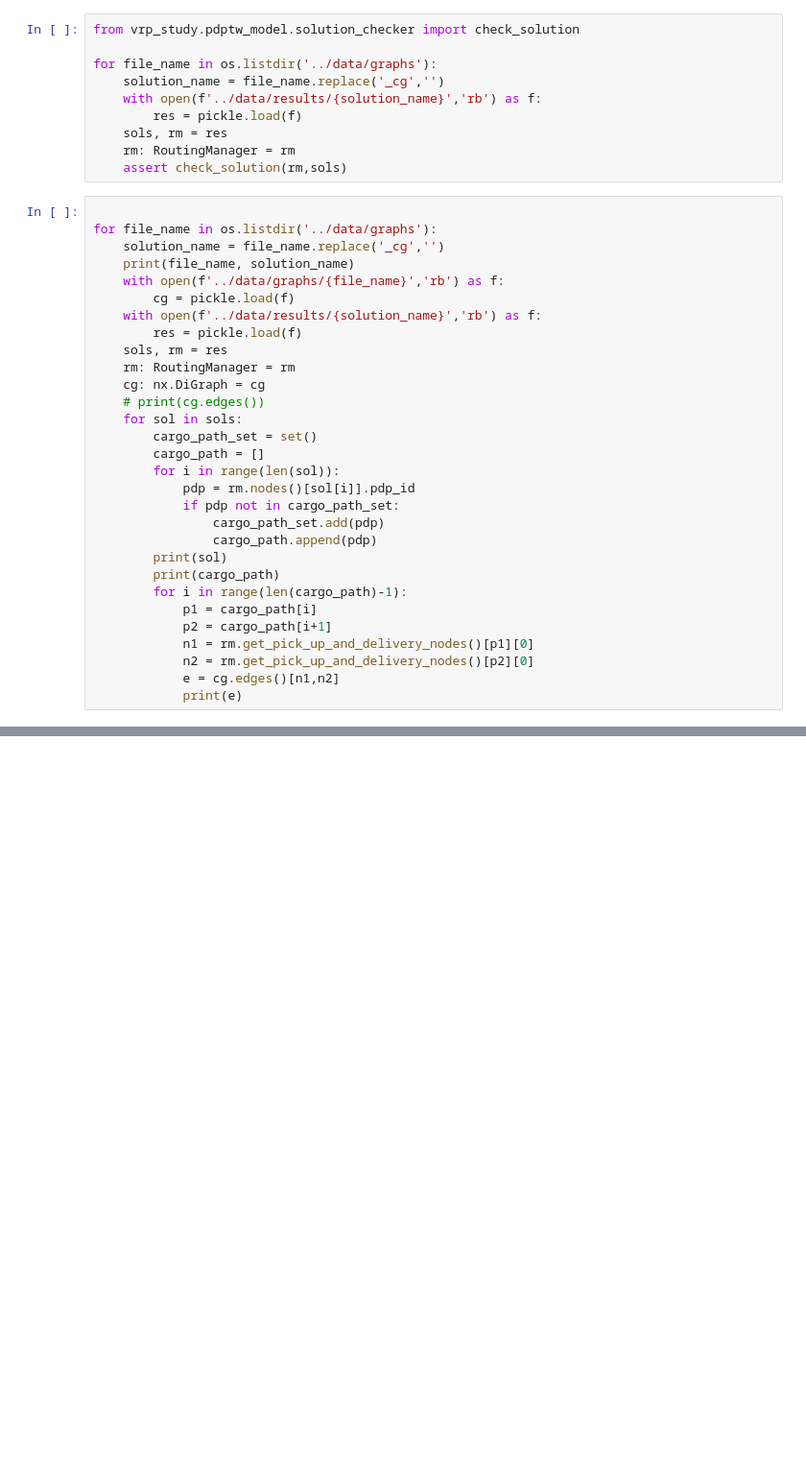
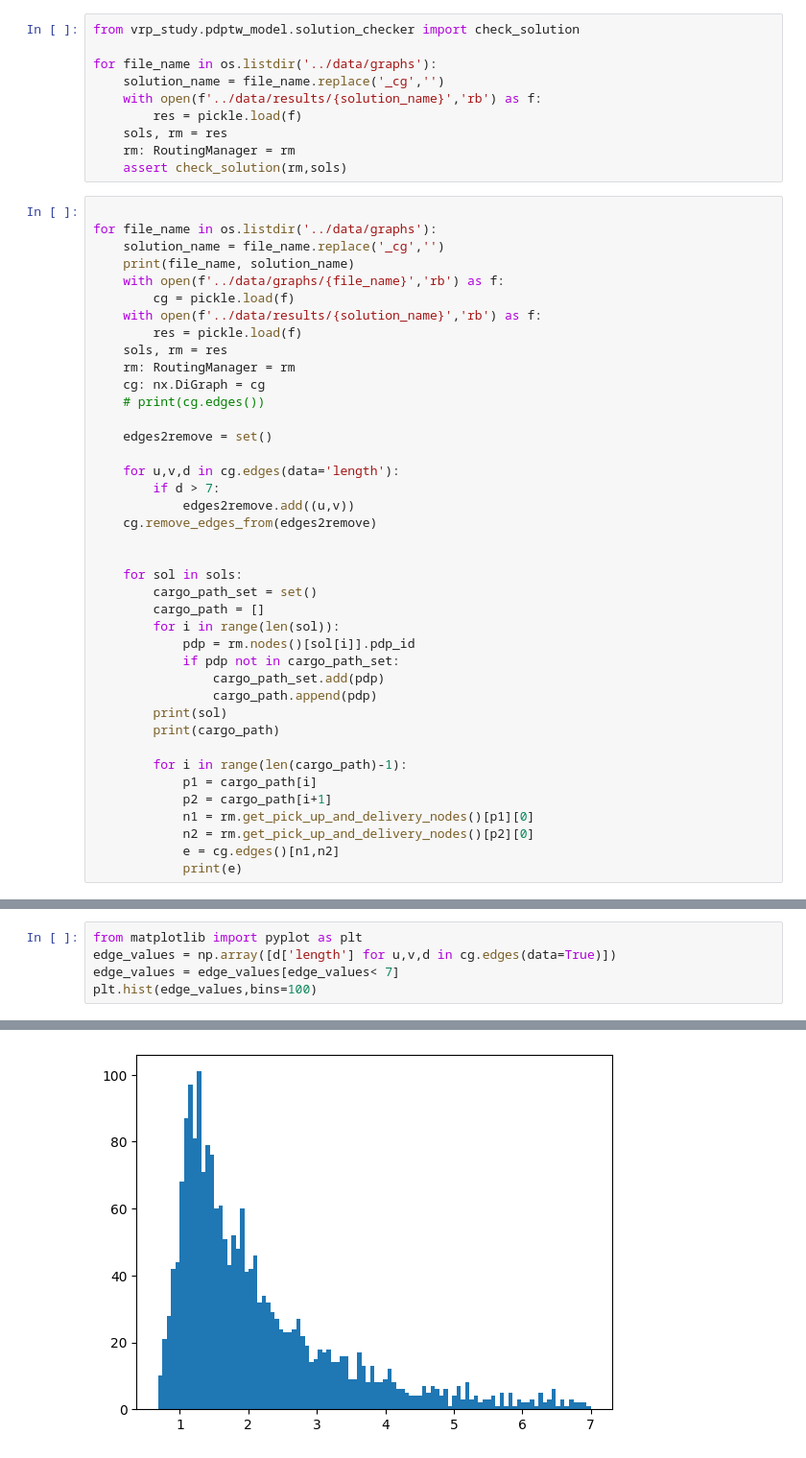
Before and after one commit to Grenby/vrp-study, a Jupyter notebook: notebooks/benchmarks_data_collector.ipynb, the cells around one changed output, grey strips where cells are left out. Shown at 96% size. Cells and saved outputs as stored; diff of their text form; blank space fills up the shorter version.

```diff
--- a/notebooks/benchmarks_data_collector.ipynb
+++ b/notebooks/benchmarks_data_collector.ipynb
@@ -119,6 +119,15 @@ for file_name in os.listdir('../data/graphs'):
     rm: RoutingManager = rm
     cg: nx.DiGraph = cg
     # print(cg.edges())
+
+    edges2remove = set()
+
+    for u,v,d in cg.edges(data='length'):
+        if d > 7:
+            edges2remove.add((u,v))
+    cg.remove_edges_from(edges2remove)
+
+
     for sol in sols:
         cargo_path_set = set()
         cargo_path = []
@@ -129,6 +138,7 @@ for file_name in os.listdir('../data/graphs'):
                 cargo_path.append(pdp)
         print(sol)
         print(cargo_path)
+
         for i in range(len(cargo_path)-1):
             p1 = cargo_path[i]
             p2 = cargo_path[i+1]
@@ -156,0 +172,6 @@ pdp_100_lrc204.txt_cg.pkl pdp_100_lrc204.txt.pkl
+# %%
+from matplotlib import pyplot as plt
+edge_values = np.array([d['length'] for u,v,d in cg.edges(data=True)])
+edge_values = edge_values[edge_values< 7]
+plt.hist(edge_values,bins=100)
+# %% [output]
@@ -156,0 +195 @@ pdp_100_lrc204.txt_cg.pkl pdp_100_lrc204.txt.pkl
+[figure, added]
```
Also changed, not shown: parts of 4 cells of this notebook, 1 other file.
